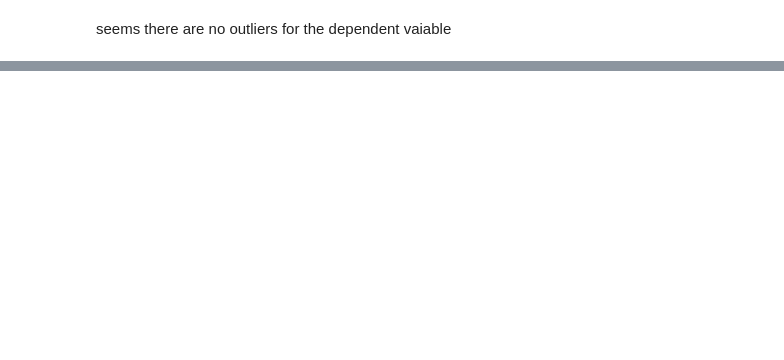
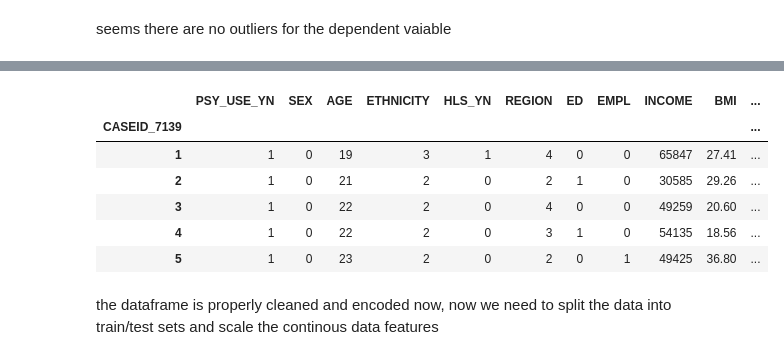
Before and after one commit to freedom-780/Psychedelic-Depression-Nexus-Predictive-Analysis-of-Patient-Outcomes, a Jupyter notebook: Psychedelic_mushrooms.ipynb, the cells around one changed output, grey strips where cells are left out. Saved outputs shown, nothing was run; the diff lists cells and outputs as text; code cells hidden in the pictures; blank space fills up the shorter version.

Commit message:
Add files via upload
Pr-processing and training development

```diff
--- a/Psychedelic_mushrooms.ipynb
+++ b/Psychedelic_mushrooms.ipynb
@@ -234,0 +308,18 @@ seems there are no outliers for the dependent vaiable
+# %%
+# define function to use with apply and lambda
+
+def PHQ9_remap(x):
+    if (x >= 0) & (x <= 4):
+        x = 1
+    elif (x >= 5) & (x <= 9):
+        x = 2
+    elif (x >= 10) & (x <= 14):
+        x = 3
+    elif (x >= 15) & (x <= 19):
+        x = 4
+    else:
+        x = 5
+
+    return x
+# %%
+df['PHQ9_SCORE'] = df.apply(lambda x: PHQ9_remap(x['PHQ9_SCORE']), axis=1)
@@ -234,0 +342,12 @@ seems there are no outliers for the dependent vaiable
+# %%
+df.head()
+# %% [output]
+|  | PSY_USE_YN | SEX | AGE | ETHNICITY | HLS_YN | REGION | ED | EMPL | INCOME | BMI | ... |
+| CASEID_7139 |  |  |  |  |  |  |  |  |  |  | ... |
+| 1 | 1 | 0 | 19 | 3 | 1 | 4 | 0 | 0 | 65847 | 27.41 | ... |
+| 2 | 1 | 0 | 21 | 2 | 0 | 2 | 1 | 0 | 30585 | 29.26 | ... |
+| 3 | 1 | 0 | 22 | 2 | 0 | 4 | 0 | 0 | 49259 | 20.60 | ... |
+| 4 | 1 | 0 | 22 | 2 | 0 | 3 | 1 | 0 | 54135 | 18.56 | ... |
+| 5 | 1 | 0 | 23 | 2 | 0 | 2 | 0 | 1 | 49425 | 36.80 | ... |
+# %% [markdown]
+the dataframe is properly cleaned and encoded now, now we need to split the data into train/test sets and scale the continous data features
```
Also changed, not shown: parts of 33 cells of this notebook.
